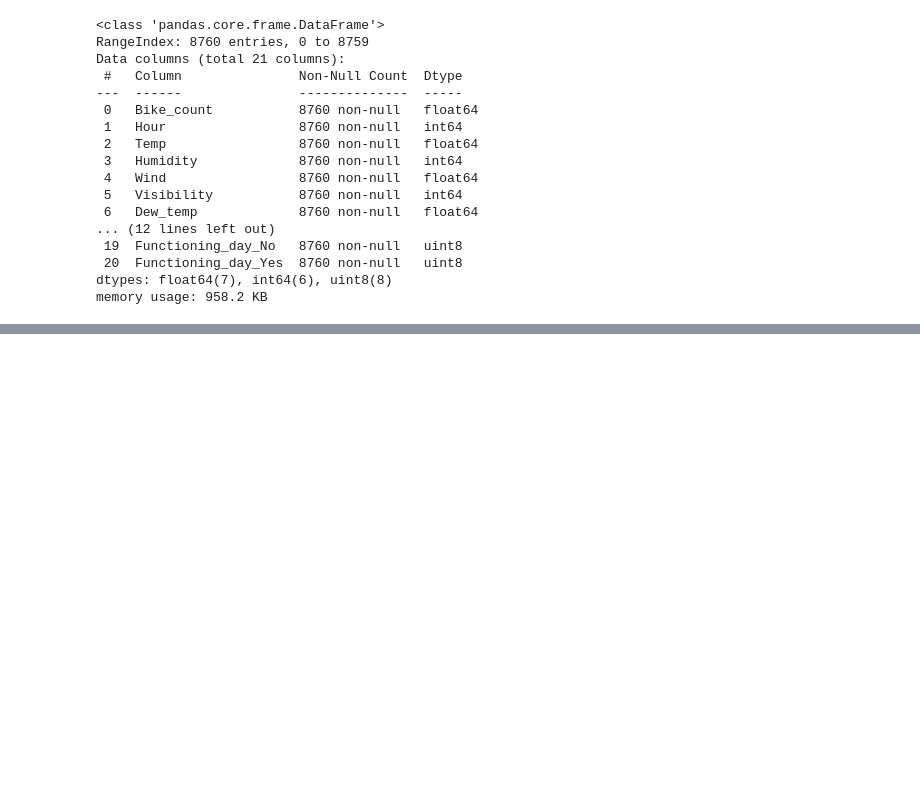
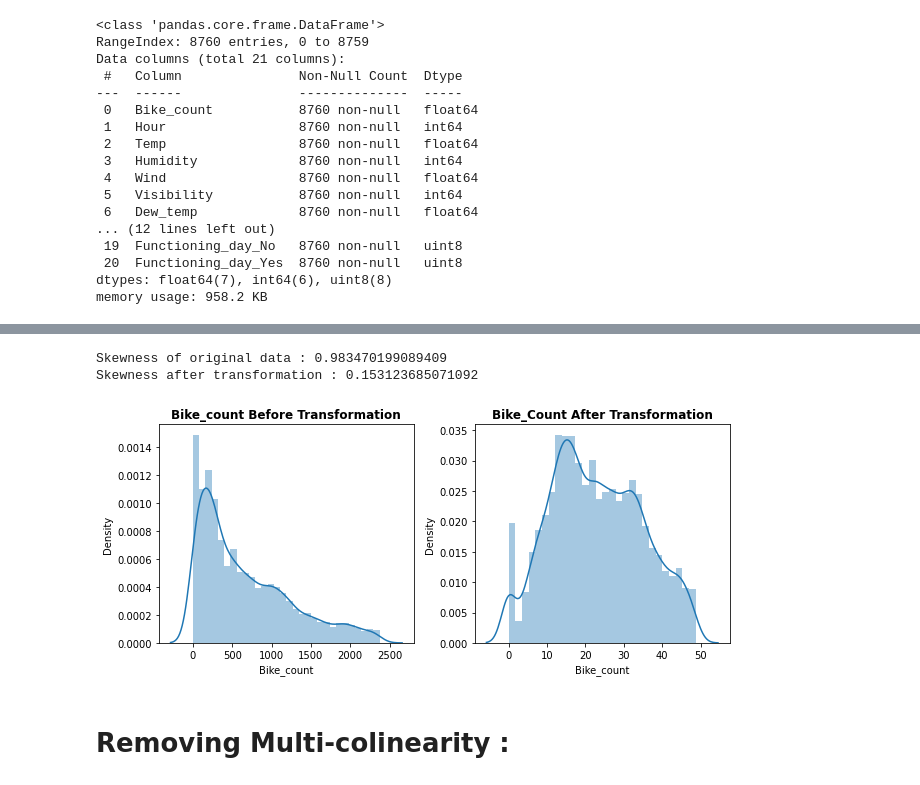
Before and after one commit to firaz-thakur/SEOUL-BIKE-SHARING-DEMAND-PREDICTION, a Jupyter notebook: Supervised_ML_Regression_Project.ipynb, the cells around one changed output, grey strips where cells are left out. Cells and saved outputs as stored; diff of their text form; code cells hidden in the pictures; blank space fills up the shorter version.

```diff
--- a/Supervised_ML_Regression_Project.ipynb
+++ b/Supervised_ML_Regression_Project.ipynb
@@ -618,13 +649,20 @@ for n,column in enumerate(independent_variables):
 # %%
-'''checking skewness of the dependend variable
-print(f'Skewness of original data : {df.bike_count.skew()}')
-print(f'Skewness after log transformation : {np.log(df.bike_count).skew()}')
-print(f'Skewness after transformation : {np.sqrt(df.bike_count).skew()}') '''
+# Checking the skewness of the dependent variable :
+print(f'Skewness of original data : {df.Bike_count.skew()}')
+
+print(f'Skewness after transformation : {np.sqrt(df.Bike_count).skew()}')
+# %% [output]
+Skewness of original data : 0.983470199089409
+Skewness after transformation : 0.153123685071092
 # %%
-'''Since Sqrt Transformation gives skewness between -0.5 and 0.5 indicates that the distribution is fairly symmetrical we will use it
+# Since Sqrt transformation gives skewness between -0.5 and 0.5 indicates that, the distribution is fairly symmetrical we will use it :
 plt.figure(figsize=(9,4))
 plot = plt.subplot(1,2,1)
-sns.distplot(df['bike_count']).set_title('Bike_Count Before Transformation',weight='bold')
+sns.distplot(df['Bike_count']).set_title('Bike_count Before Transformation',weight='bold')
 plot = plt.subplot(1,2,2)
-sns.distplot(np.sqrt(df['bike_count'])).set_title('Bike_Count After Transformation',weight='bold')
-plt.tight_layout() '''
+sns.distplot(np.sqrt(df['Bike_count'])).set_title('Bike_Count After Transformation',weight='bold')
+plt.tight_layout()
+# %% [output]
+[figure, added]
+# %% [markdown]
+# **Removing Multi-colinearity :**
```
Also changed, not shown: parts of 19 cells of this notebook.
